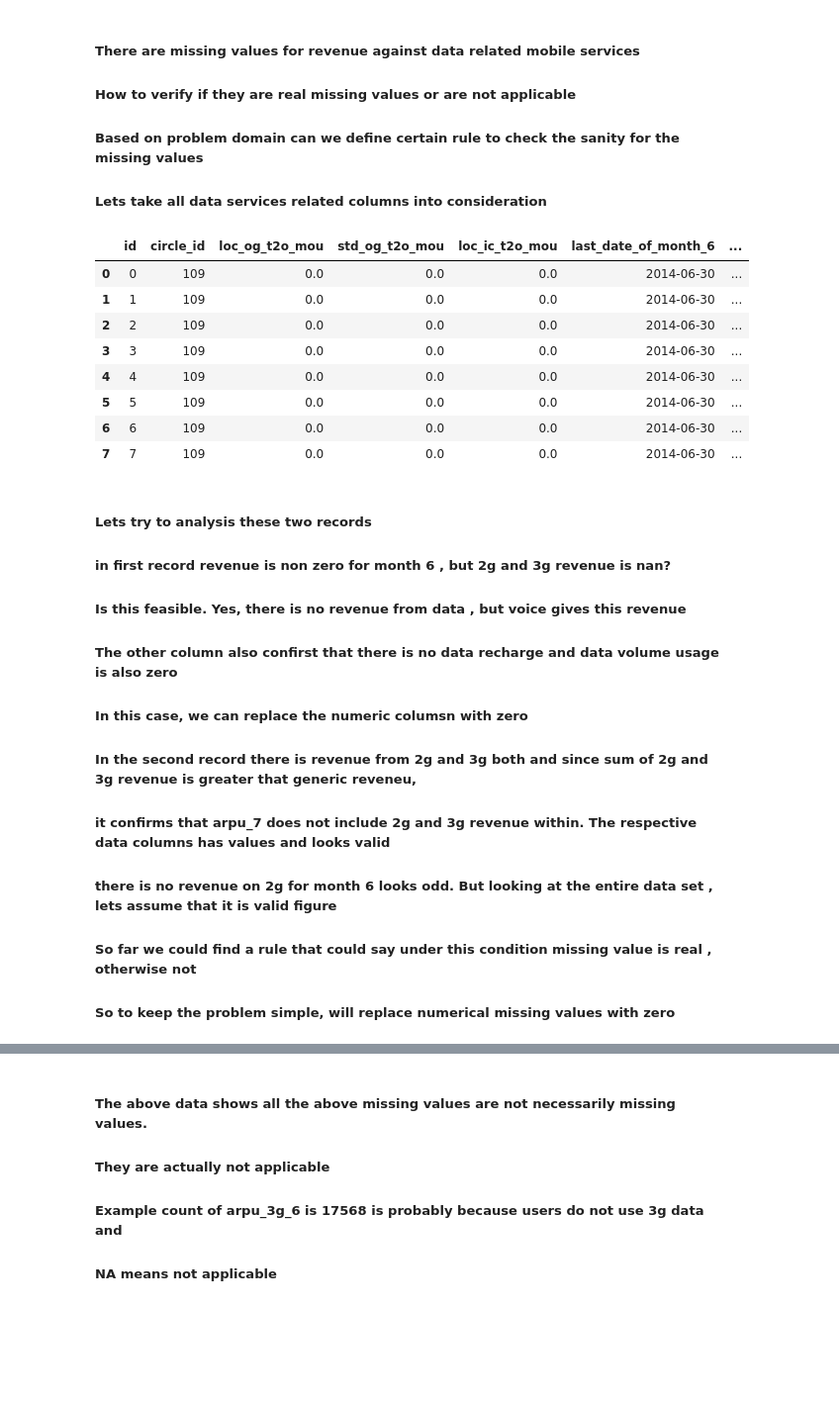
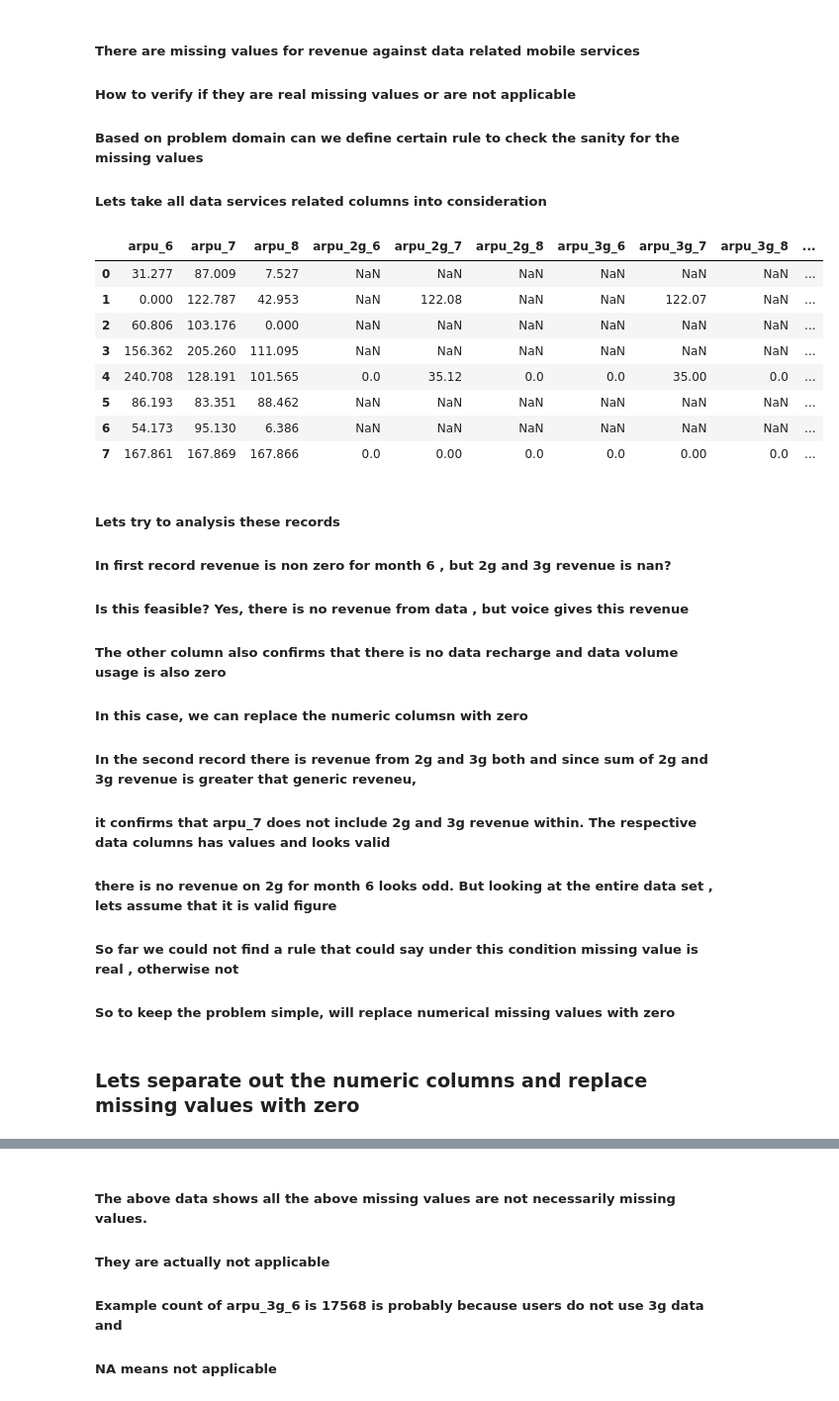
Before and after one commit to AnirudhaKundu/TelecomChurn_AnirudhaTemp, a Jupyter notebook: TelecomChurn.ipynb, the cells around one changed output, grey strips where cells are left out. Shown at 99% size. Saved outputs shown, nothing was run; the diff lists cells and outputs as text; code cells hidden in the pictures; blank space fills up the shorter version.

Commit message:
updated numberic columns with zero

```diff
--- a/TelecomChurn.ipynb
+++ b/TelecomChurn.ipynb
@@ -177,29 +181,31 @@ data_vars = revenue_vars + ['date_of_last_rech_data_6', 'date_of_last_rech_data_
 # %%
 pd.set_option('display.max_columns', None)
 # %%
-train_telecom.head(8)
+train_telecom[data_vars].head(8)
 # %% [output]
-|  | id | circle_id | loc_og_t2o_mou | std_og_t2o_mou | loc_ic_t2o_mou | last_date_of_month_6 | ... |
-| 0 | 0 | 109 | 0.0 | 0.0 | 0.0 | 2014-06-30 | ... |
-| 1 | 1 | 109 | 0.0 | 0.0 | 0.0 | 2014-06-30 | ... |
-| 2 | 2 | 109 | 0.0 | 0.0 | 0.0 | 2014-06-30 | ... |
-| 3 | 3 | 109 | 0.0 | 0.0 | 0.0 | 2014-06-30 | ... |
-| 4 | 4 | 109 | 0.0 | 0.0 | 0.0 | 2014-06-30 | ... |
-| 5 | 5 | 109 | 0.0 | 0.0 | 0.0 | 2014-06-30 | ... |
-| 6 | 6 | 109 | 0.0 | 0.0 | 0.0 | 2014-06-30 | ... |
-| 7 | 7 | 109 | 0.0 | 0.0 | 0.0 | 2014-06-30 | ... |
+|  | arpu_6 | arpu_7 | arpu_8 | arpu_2g_6 | arpu_2g_7 | arpu_2g_8 | arpu_3g_6 | arpu_3g_7 | arpu_3g_8 | ... |
+| 0 | 31.277 | 87.009 | 7.527 | NaN | NaN | NaN | NaN | NaN | NaN | ... |
+| 1 | 0.000 | 122.787 | 42.953 | NaN | 122.08 | NaN | NaN | 122.07 | NaN | ... |
+| 2 | 60.806 | 103.176 | 0.000 | NaN | NaN | NaN | NaN | NaN | NaN | ... |
+| 3 | 156.362 | 205.260 | 111.095 | NaN | NaN | NaN | NaN | NaN | NaN | ... |
+| 4 | 240.708 | 128.191 | 101.565 | 0.0 | 35.12 | 0.0 | 0.0 | 35.00 | 0.0 | ... |
+| 5 | 86.193 | 83.351 | 88.462 | NaN | NaN | NaN | NaN | NaN | NaN | ... |
+| 6 | 54.173 | 95.130 | 6.386 | NaN | NaN | NaN | NaN | NaN | NaN | ... |
+| 7 | 167.861 | 167.869 | 167.866 | 0.0 | 0.00 | 0.0 | 0.0 | 0.00 | 0.0 | ... |
 # %%
 pd.reset_option('display.max_columns')
 # %% [markdown]
-##### Lets try to analysis these two records
-##### in first record revenue is non zero for month 6 , but 2g and 3g revenue is nan?
-##### Is this feasible. Yes, there is no revenue from data , but voice gives this revenue
-##### The other column also confirst that there is no data recharge and data volume usage is also zero
+##### Lets try to analysis these records
+##### In first record revenue is non zero for month 6 , but 2g and 3g revenue is nan?
+##### Is this feasible? Yes, there is no revenue from data , but voice gives this revenue
+##### The other column also confirms that there is no data recharge and data volume usage is also zero
 ##### In this case, we can replace the numeric columsn with zero
-
+#####
 ##### In the second record there is revenue from 2g and 3g both and since sum of 2g and 3g revenue is greater that generic reveneu,
 ##### it confirms that arpu_7 does not include 2g and 3g revenue within. The respective data columns has values and looks valid
 ##### there is no revenue on 2g for month 6 looks odd. But looking at the entire data set , lets assume that it is valid figure
 
-##### So far we could find a rule that could say under this condition missing value is real , otherwise not
+##### So far we could not find a rule that could say under this condition missing value is real , otherwise not
 ##### So to keep the problem simple, will replace numerical missing values with zero
+# %% [markdown]
+### Lets separate out the numeric columns and replace missing values with zero
```
Also changed, not shown: parts of 25 cells of this notebook, 2 other files.
